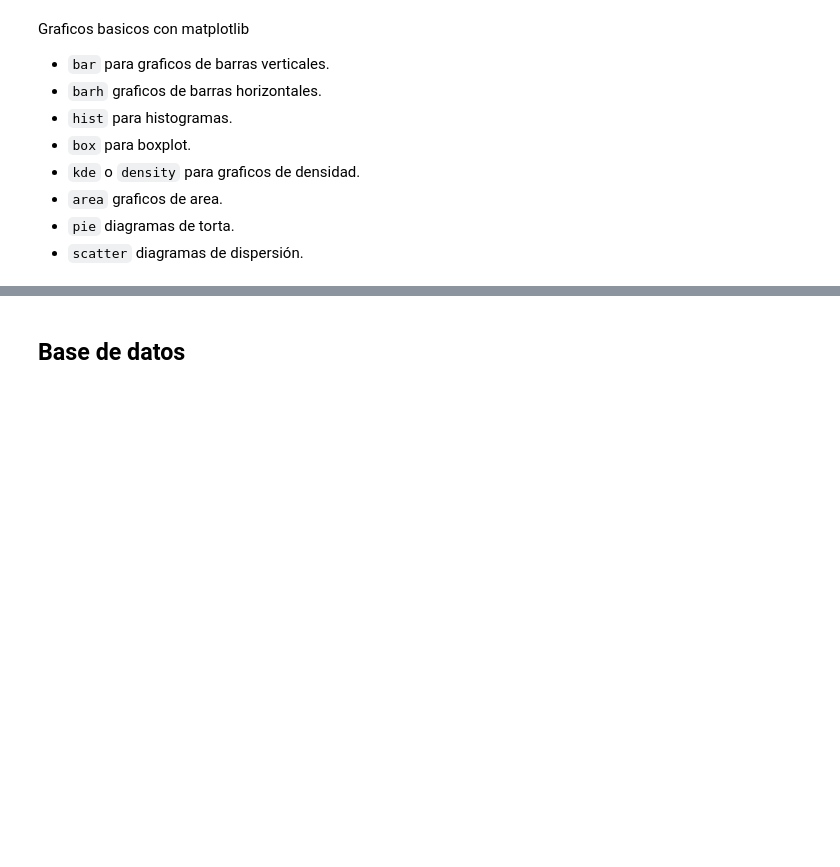
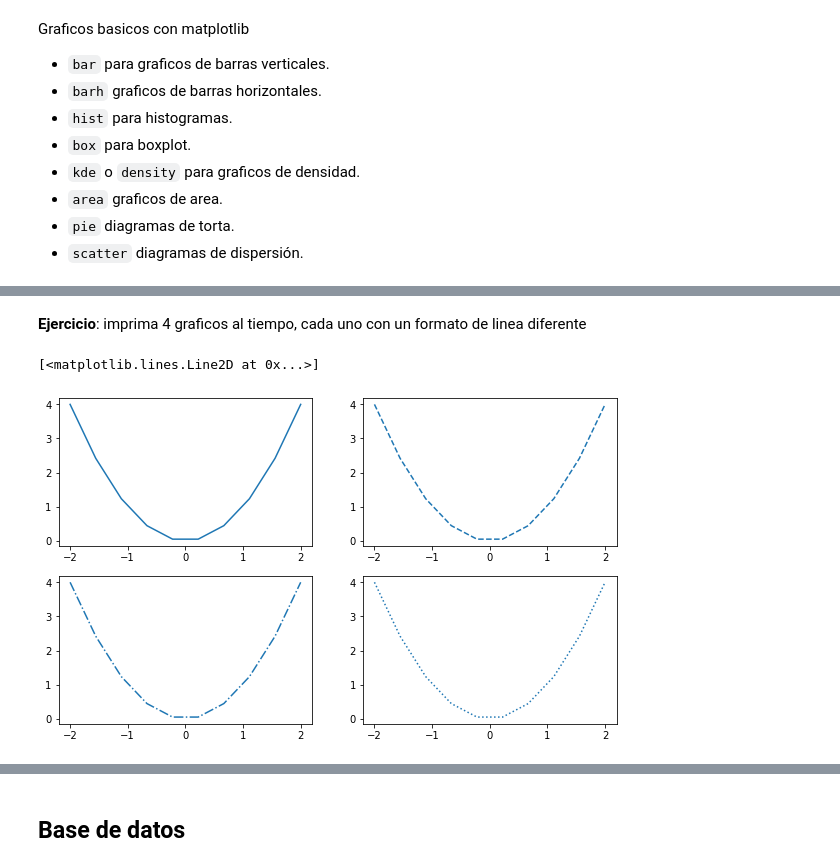
Before and after one commit to Jomapime/Manejo_de_datos_en_Python, a Jupyter notebook: Codigos/Visualizacion_de_datos.ipynb, the cells around one changed output, grey strips where cells are left out. Cells and saved outputs as stored; diff of their text form; code cells hidden in the pictures; blank space fills up the shorter version.

```diff
--- a/Codigos/Visualizacion_de_datos.ipynb
+++ b/Codigos/Visualizacion_de_datos.ipynb
@@ -15,0 +49,16 @@ Graficos basicos con matplotlib
+# %% [markdown]
+**Ejercicio**: imprima 4 graficos al tiempo, cada uno con un formato de linea diferente
+# %%
+plt.figure(figsize=(10,6))
+
+plt.subplot(221)
+plt.plot(x,y, "-")
+plt.subplot(222)
+plt.plot(x,y, "--")
+plt.subplot(223)
+plt.plot(x,y, "-.")
+plt.subplot(224)
+plt.plot(x,y, ":")
+# %% [output]
+[<matplotlib.lines.Line2D at 0x...>]
+[figure, added]
```
Also changed, not shown: parts of 29 cells of this notebook.
